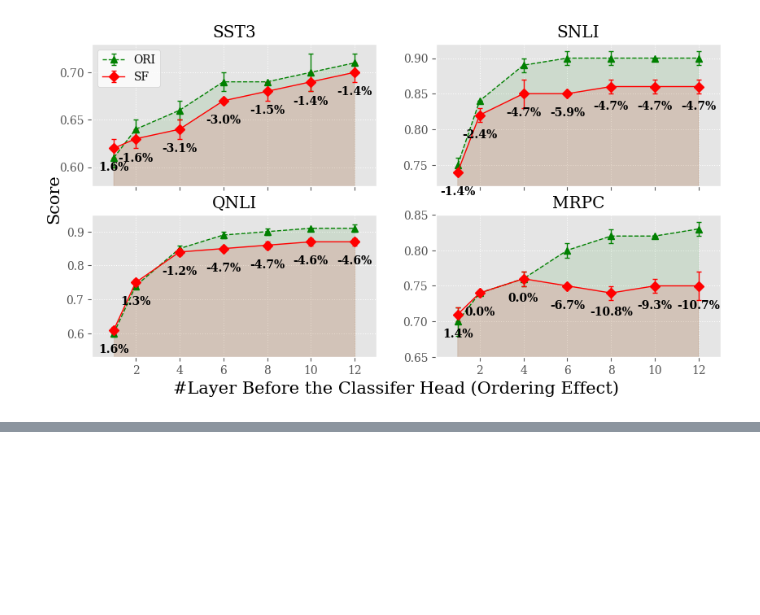
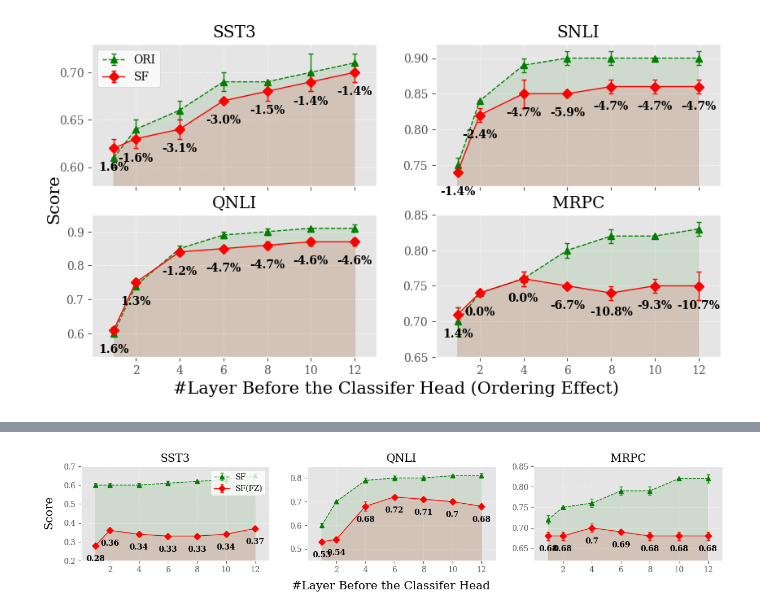
Before and after one commit to frankaging/limits-cross-domain-transfer, a Jupyter notebook: code/visualization_helpers.ipynb, the cells around one changed output, grey strips where cells are left out. Saved outputs shown, nothing was run; the diff lists cells and outputs as text; code cells hidden in the pictures; blank space fills up the shorter version.

```diff
--- a/code/visualization_helpers.ipynb
+++ b/code/visualization_helpers.ipynb
@@ -947,0 +976,3 @@ plt.show()
+# %%
+exp_data_1 = pd.read_csv("../data-files/context-spec-effect.csv", delimiter=",")
+exp_data_1
@@ -947,0 +988,91 @@ plt.show()
+# %%
+import matplotlib.pyplot as plt
+plt.style.use("ggplot")
+plt.rcParams["font.family"] = "DejaVu Serif"
+font = {'family' : 'DejaVu Serif',
+        'size'   : 10}
+plt.rc('font', **font)
+fig, axs = plt.subplots(1, 3, figsize=(15, 5))
+x_labels = ['1e-5', '2e-5', '4e-5', '6e-5', '8e-5', '1e-4', '4e-4', '8e-4', '9e-4']
+x_labels = [2,4,6,8,10,12]
+x = [1,2,4,6,8,10,12]
+for i in range(0, 1):
+    for j in range(0, 3):
+        axs[j].set_xlim(0,13)
+        axs[j].set_xticks(x_labels)
+        if i == 0 and j == 0:
+            task = "sst3"
+            axs[j].title.set_text('SST3')
+            axs[j].errorbar(x, exp_data_1["sst3_ori"], linewidth=1, yerr=[0.01,0.01,0.01,0.01,0.00,0.02,0.01],
+                               color="green", linestyle="--", marker="^", markersize=6,
+                               capsize=2, capthick=1, ecolor='g', label='SF')
+            axs[j].fill_between(x, exp_data_1[f"{task}_ori"], alpha=0.1, color="g")
+
+            axs[j].errorbar(x, exp_data_1["sst3_sf"], linewidth=1, yerr=[0.01,0.01,0.01,0.00,0.01,0.01,0.01],
+                               color="red", marker="D", markersize=6,
+                               capsize=2, capthick=1, ecolor='r', label='SF(FZ)')
+            axs[j].fill_between(x, exp_data_1[f"{task}_sf"], alpha=0.1, color="r")
+
+            #annotate
+            for m in range(0, len(exp_data_1["sst3_ori"])):
+                diss_perc =round(exp_data_1[f"{task}_sf"][m],2)
+                axs[j].annotate(f'{diss_perc}', xy =(x[m], exp_data_1[f"{task}_sf"][m]),
+                                   textcoords="offset points", # how to position the text
+                                   xytext=(0,-20), # distance from text to points (x,y)
+                                   ha='center', weight='bold')
+            axs[j].set_ylim(0.20, 0.70)
+            axs[j].legend(facecolor="white", loc="upper right")
+        elif i == 0 and j == 1:
+            task = "qnli"
+            axs[j].title.set_text('QNLI')
+            axs[j].errorbar(x, exp_data_1[f"{task}_ori"], linewidth=1, yerr=[0.01,0.00,0.01,0.01,0.01,0.00,0.01],
+                               color="green", linestyle="--", marker="^", markersize=6,
+                               capsize=2, capthick=1, ecolor='g')
+            axs[j].fill_between(x, exp_data_1[f"{task}_ori"], alpha=0.1, color="g")
+
+            axs[j].errorbar(x, exp_data_1[f"{task}_sf"], linewidth=1, yerr=[0.00,0.01,0.02,0.00,0.01,0.01,0.01],
+                               color="red", marker="D", markersize=6,
+                               capsize=2, capthick=1, ecolor='r')
+            axs[j].fill_between(x, exp_data_1[f"{task}_sf"], alpha=0.1, color="r")
+
+            #annotate
+            for m in range(0, len(exp_data_1[f"{task}_ori"])):
+                diss_perc =round(exp_data_1[f"{task}_sf"][m],2)
+                axs[j].annotate(f'{diss_perc}', xy =(x[m], exp_data_1[f"{task}_sf"][m]),
+                                   textcoords="offset points", # how to position the text
+                                   xytext=(0,-20), # distance from text to points (x,y)
+                                   ha='center', weight='bold')
+            axs[j].set_ylim(0.45, 0.85)
+
+        elif i == 0 and j == 2:
+            task = "mrpc"
+            axs[j].title.set_text('MRPC')
+            axs[j].errorbar(x, exp_data_1[f"{task}_ori"], linewidth=1, yerr=[0.01,0.00,0.01,0.01,0.01,0.00,0.01],
+                               color="green", linestyle="--", marker="^", markersize=6,
+                               capsize=2, capthick=1, ecolor='g')
+            axs[j].fill_between(x, exp_data_1[f"{task}_ori"], alpha=0.1, color="g")
+
+            axs[j].errorbar(x, exp_data_1[f"{task}_sf"], linewidth=1, yerr=[0.01,0.01,0.01,0.00,0.01,0.01,0.01],
+                               color="red", marker="D", markersize=6,
+                               capsize=2, capthick=1, ecolor='r')
+            axs[j].fill_between(x, exp_data_1[f"{task}_sf"], alpha=0.1, color="r")
+
+            #annotate
+            for m in range(0, len(exp_data_1[f"{task}_ori"])):
+                diss_perc =round(exp_data_1[f"{task}_sf"][m],2)
+                axs[j].annotate(f'{diss_perc}', xy =(x[m], exp_data_1[f"{task}_sf"][m]),
+                                   textcoords="offset points", # how to position the text
+                                   xytext=(0,-20), # distance from text to points (x,y)
+                                   ha='center', weight='bold')
+            axs[j].set_ylim(0.62, 0.85)
+
+        # should be the last step?
+        x0,x1 = axs[j].get_xlim()
+        y0,y1 = axs[j].get_ylim()
+        axs[j].set_aspect(((x1-x0)/(y1-y0))*0.5)
+        axs[j].grid(linestyle=':')
+fig.text(0.5, 0.22, '#Layer Before the Classifer Head', ha='center', size=15)
+fig.text(0.08, 0.5, 'Score', va='center', rotation='vertical', size=15)
+plt.show()
+# %% [output]
+[figure, added]
```
Also changed, not shown: parts of 4 cells of this notebook, 1 other file.
